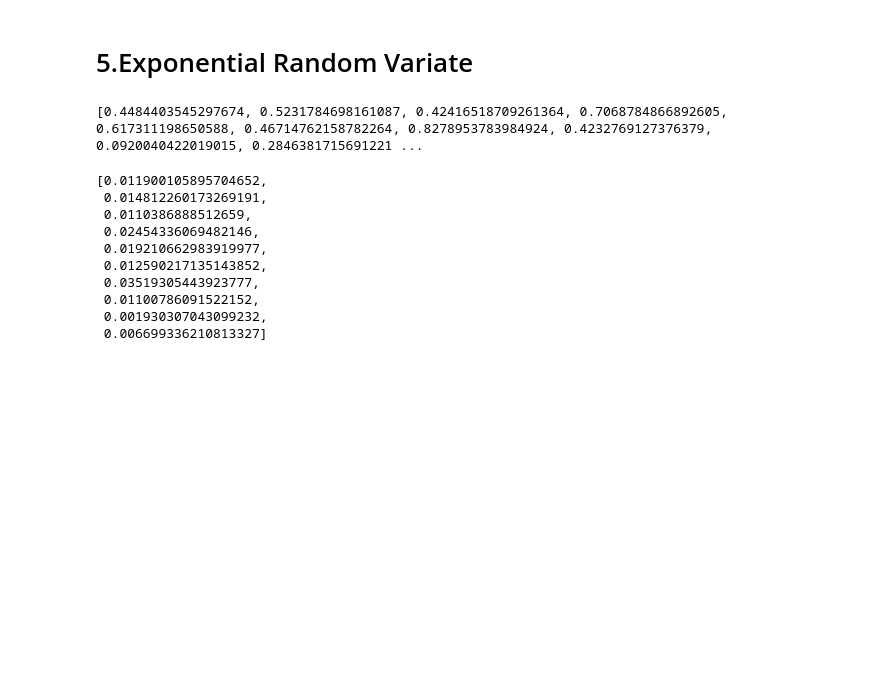
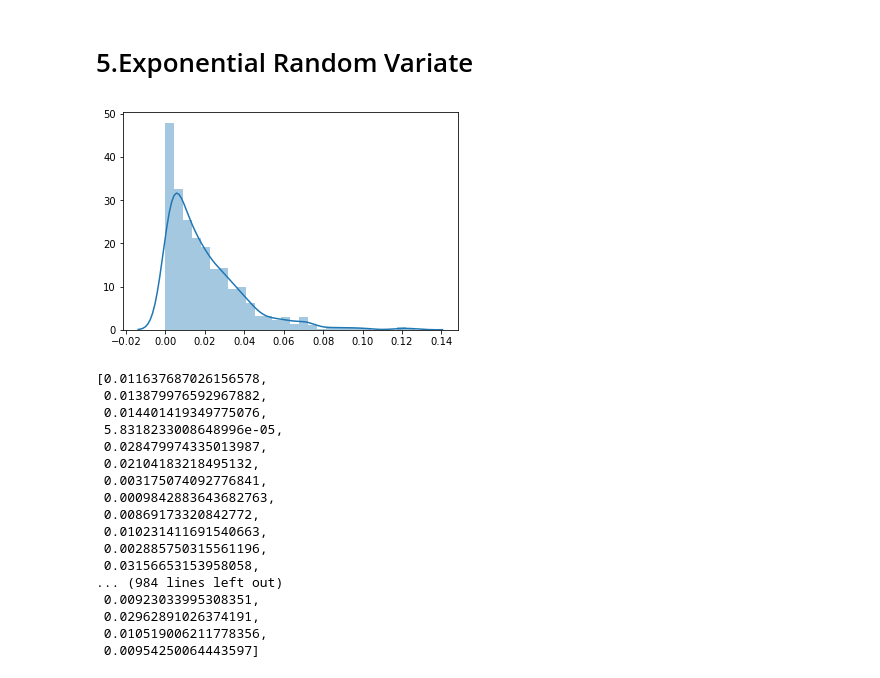
Before and after one commit to PrAsAg/simulation-and-modeling-lab, a Jupyter notebook: Simulation Lab.ipynb, the cells around one changed output. Cells and saved outputs as stored; diff of their text form; code cells hidden in the pictures; blank space fills up the shorter version.

Commit message:
with exp variate

```diff
--- a/Simulation Lab.ipynb
+++ b/Simulation Lab.ipynb
@@ -72,5 +72,5 @@ Entimated value of PIE =  3.13784
 # %%
-points =500
+points =1500
 # %%
 x= np.random.rand(points)
 y= np.random.rand(points)
@@ -186,20 +184,29 @@ Uniformaly Distributed
 # %%
 def exponential_random_variate_imported(mean,size):
     random_number = [random() for i in range(size)]
-    print(random_number)
+#     print(random_number)
     random_variate = [(-1/mean)*np.log(1 - random_number[i]) for i in range(size)]
+    sns.distplot(random_variate, hist=True)
+    plt.show()
     return random_variate
 # %%
-exponential_random_variate_imported(50,10)
+exponential_random_variate_imported(50,1000)
 # %% [output]
+[figure, added]
-[0.4484403545297674, 0.5231784698161087, 0.42416518709261364, 0.7068784866892605, 0.617311198650588, 0.46714762158782264, 0.8278953783984924, 0.4232769127376379, 0.0920040422019015, 0.2846381715691221 ...
+[0.011637687026156578,
+ 0.013879976592967882,
+ 0.014401419349775076,
+ 5.8318233008648996e-05,
+ 0.028479974335013987,
+ 0.02104183218495132,
+ 0.003175074092776841,
+ 0.0009842883643682763,
+ 0.00869173320842772,
+ 0.010231411691540663,
+ 0.002885750315561196,
+ 0.03156653153958058,
+... (984 lines left out)
+ 0.00923033995308351,
+ 0.02962891026374191,
+ 0.010519006211778356,
+ 0.00954250064443597]
-[0.011900105895704652,
- 0.014812260173269191,
- 0.0110386888512659,
- 0.02454336069482146,
- 0.019210662983919977,
- 0.012590217135143852,
- 0.03519305443923777,
- 0.01100786091522152,
- 0.001930307043099232,
- 0.006699336210813327]
```
Also changed, not shown: parts of 10 cells of this notebook.
